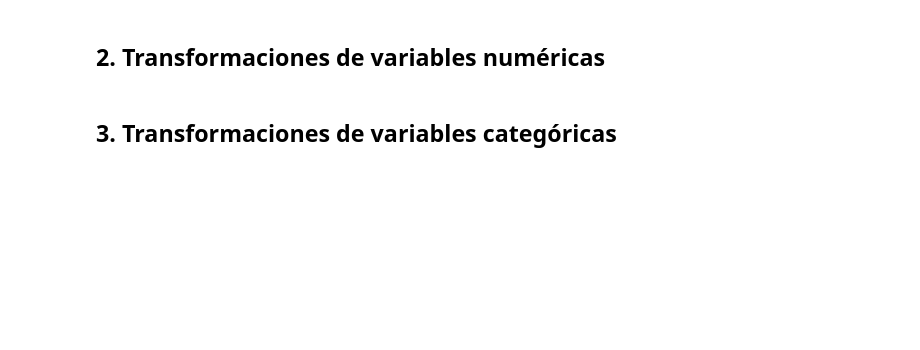
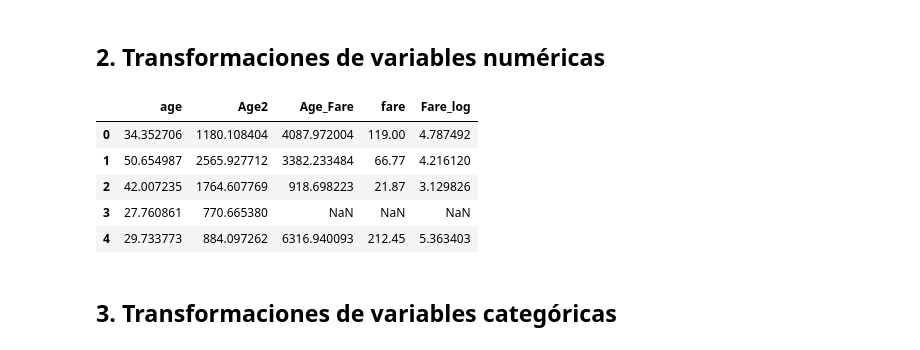
Before and after one commit to steestor/course-python-ml, a Jupyter notebook: notebooks/S1_A4_Ingenieria_de_Caracteristicas.ipynb, the cells around one changed output. Cells and saved outputs as stored; diff of their text form; code cells hidden in the pictures; blank space fills up the shorter version.

```diff
--- a/notebooks/S1_A4_Ingenieria_de_Caracteristicas.ipynb
+++ b/notebooks/S1_A4_Ingenieria_de_Caracteristicas.ipynb
@@ -18,16 +25,23 @@ df.head()
 # %%
 # Crear nuevas variables numéricas
 
 # Edad al cuadrado (ejemplo polinómico)
-df['Age2'] = df['Age']**2
+df['Age2'] = df['age']**2
 
 # Interacción entre Age y Fare
-df['Age_Fare'] = df['Age'] * df['Fare']
+df['Age_Fare'] = df['age'] * df['fare']
 
 # Normalización logarítmica (útil para distribuciones sesgadas)
-df['Fare_log'] = np.log1p(df['Fare'])
+df['Fare_log'] = np.log1p(df['fare'])
 
-df[['Age','Age2','Age_Fare','Fare','Fare_log']].head()
+df[['age','Age2','Age_Fare','fare','Fare_log']].head()
+# %% [output]
+|  | age | Age2 | Age_Fare | fare | Fare_log |
+| 0 | 34.352706 | 1180.108404 | 4087.972004 | 119.00 | 4.787492 |
+| 1 | 50.654987 | 2565.927712 | 3382.233484 | 66.77 | 4.216120 |
+| 2 | 42.007235 | 1764.607769 | 918.698223 | 21.87 | 3.129826 |
+| 3 | 27.760861 | 770.665380 | NaN | NaN | NaN |
+| 4 | 29.733773 | 884.097262 | 6316.940093 | 212.45 | 5.363403 |
 # %% [markdown]
 ## 3. Transformaciones de variables categóricas
 # %%
```
Also changed, not shown: parts of 5 cells of this notebook, 6 other files.
